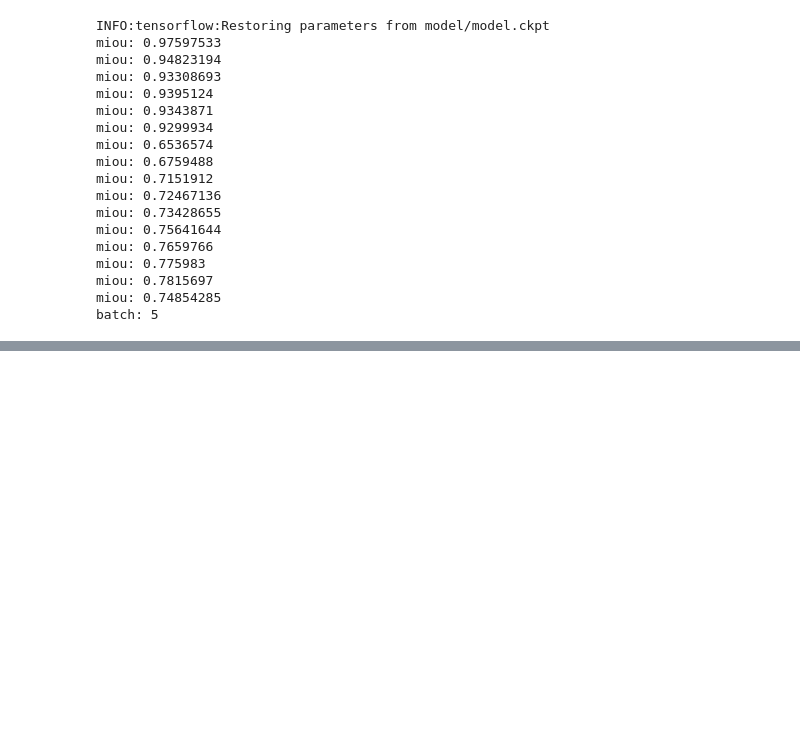
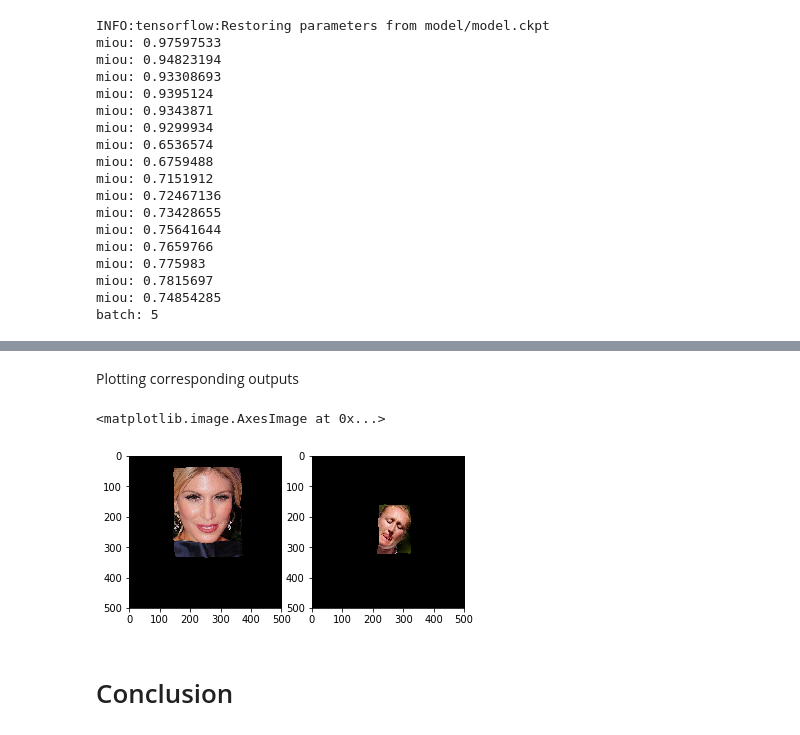
Before and after one commit to mohankrishna15/projects, a Jupyter notebook: portrait segmentation/Evaluation.ipynb, the cells around one changed output, grey strips where cells are left out. Drawn from its saved outputs; the diff is of its cells as text; code cells hidden in the pictures; blank space fills up the shorter version.

```diff
--- a/portrait segmentation/Evaluation.ipynb
+++ b/portrait segmentation/Evaluation.ipynb
@@ -158,0 +185,8 @@ batch: 5
+# %%
+def getOutput(input_img_resized, pred_value, im_sz):
+    p = np.zeros([im_sz,im_sz,3],dtype=int)
+    for i in range(0,input_img_resized.shape[0]):
+        for j in range(0,input_img_resized.shape[1]):
+            if(pred_value[i,j,0]>0):
+                p[i,j,:] = input_img_resized[i,j,:]
+    return p
@@ -158,0 +242,11 @@ batch: 5
+# %% [markdown]
+Plotting corresponding outputs
+# %%
+f, axarr = plt.subplots(1,2)
+axarr[0].imshow(output_1)
+axarr[1].imshow(output_2)
+# %% [output]
+<matplotlib.image.AxesImage at 0x...>
+[figure, added]
+# %% [markdown]
+# Conclusion
```
Also changed, not shown: parts of 13 cells of this notebook, 3 other files.
